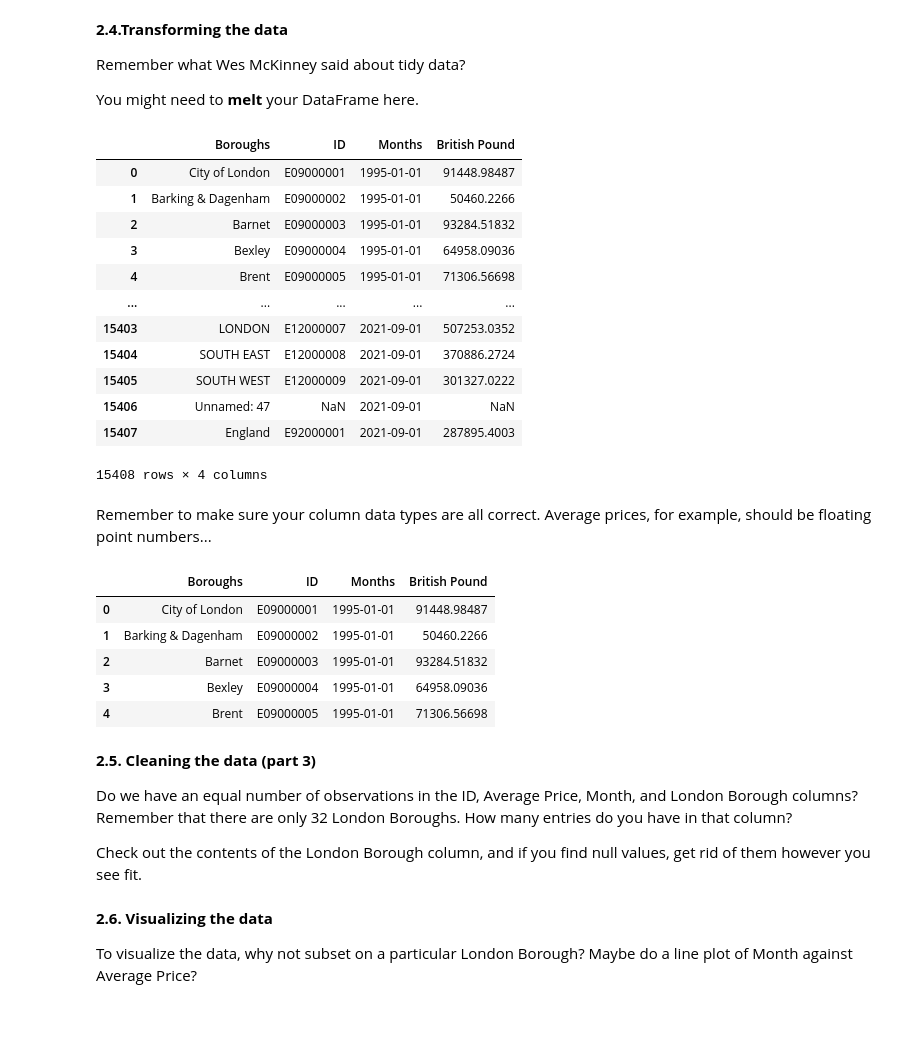
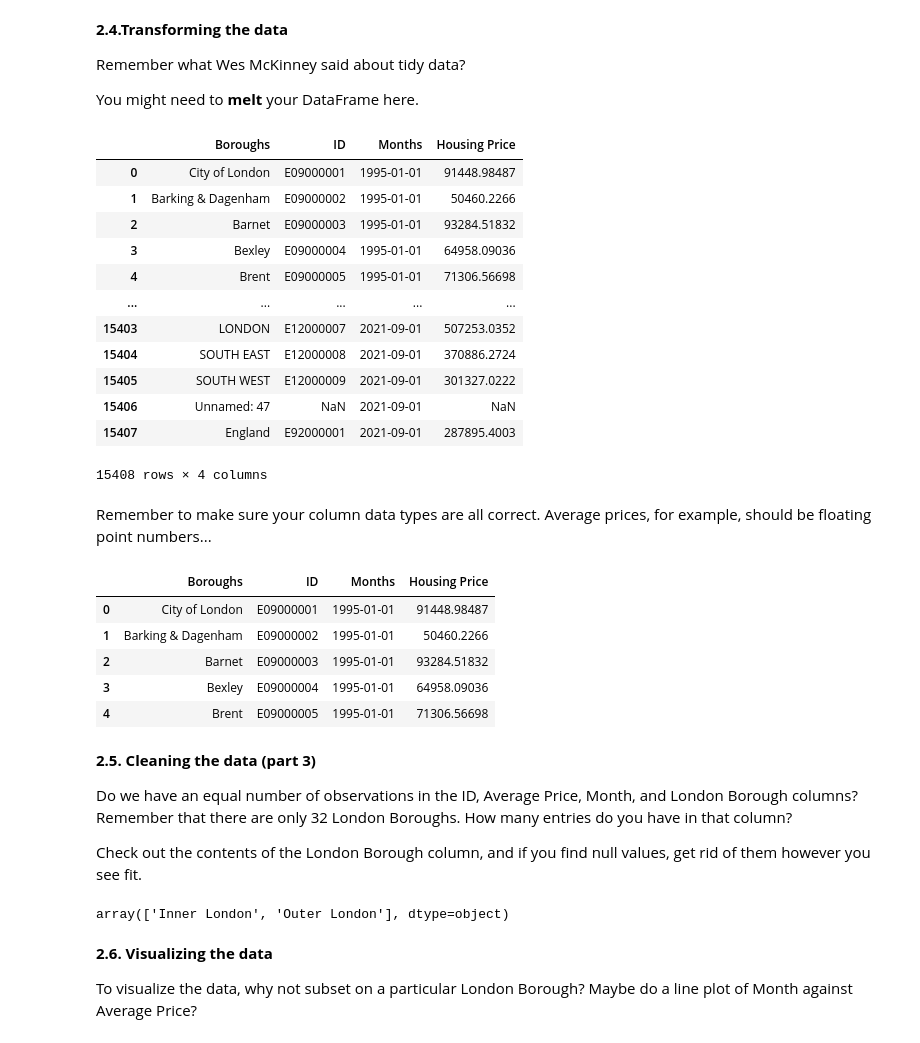
Before and after one commit to SangHyuNBack/Springboard, a Jupyter notebook: Unit 4 Challenge - Tier 3.ipynb, the cells around one changed output. Drawn from its saved outputs; the diff is of its cells as text; code cells hidden in the pictures.

```diff
--- a/Unit 4 Challenge - Tier 3.ipynb
+++ b/Unit 4 Challenge - Tier 3.ipynb
@@ -145,10 +145,10 @@ Remember what Wes McKinney said about tidy data?
 You might need to **melt** your DataFrame here.
 # %%
 clean_properties = poperties_dropped.melt(id_vars = ['Boroughs', 'ID'])
-cleaned_properties = clean_properties.rename({0:'Months', 'value':'British Pound'}, axis = 'columns')
+cleaned_properties = clean_properties.rename({0:'Months', 'value':'Housing Price'}, axis = 'columns')
 cleaned_properties
 # %% [output]
-|  | Boroughs | ID | Months | British Pound |
+|  | Boroughs | ID | Months | Housing Price |
 | 0 | City of London | E09000001 | 1995-01-01 | 91448.98487 |
 | 1 | Barking & Dagenham | E09000002 | 1995-01-01 | 50460.2266 |
 | 2 | Barnet | E09000003 | 1995-01-01 | 93284.51832 |
@@ -166,7 +166,7 @@ Remember to make sure your column data types are all correct. Average prices, fo
 # %%
 cleaned_properties.head()
 # %% [output]
-|  | Boroughs | ID | Months | British Pound |
+|  | Boroughs | ID | Months | Housing Price |
 | 0 | City of London | E09000001 | 1995-01-01 | 91448.98487 |
 | 1 | Barking & Dagenham | E09000002 | 1995-01-01 | 50460.2266 |
 | 2 | Barnet | E09000003 | 1995-01-01 | 93284.51832 |
@@ -181,7 +181,7 @@ Check out the contents of the London Borough column, and if you find null values
 # %%
 cleaned_properties.count()
 cleaned_properties[cleaned_properties['ID'].isna()]
-not_NA = cleaned_properties[cleaned_properties['British Pound'].notna()]
+not_NA = cleaned_properties[cleaned_properties['Housing Price'].notna()]
 not_NA.count()
 not_NA['Boroughs'].unique()
 Borough = [ 'Barking & Dagenham', 'Barnet', 'Bexley',
@@ -191,7 +191,7 @@ Borough = [ 'Barking & Dagenham', 'Barnet', 'Bexley',
        'Kensington & Chelsea', 'Kingston upon Thames', 'Lambeth',
        'Lewisham', 'Merton', 'Newham', 'Redbridge',
        'Richmond upon Thames', 'Southwark', 'Sutton', 'Tower Hamlets',
-       'Waltham Forest', 'Wandsworth', 'Westminster', ]
+       'Waltham Forest', 'Wandsworth', 'Westminster']
 not_Borough = ['City of London', 'Inner London',
        'Outer London', 'NORTH EAST', 'NORTH WEST', 'YORKS & THE HUMBER',
        'EAST MIDLANDS', 'WEST MIDLANDS', 'EAST OF ENGLAND', 'LONDON',
@@ -200,7 +200,21 @@ len(Borough)
 not_NA = not_NA[~not_NA.Boroughs.isin(not_Borough)]
 len(not_NA['Boroughs'].unique())
 df = not_NA
-not_NA['British Pound'] = pd.to_numeric(not_NA['British Pound'])
+not_NA['Housing Price'] = pd.to_numeric(not_NA['Housing Price'])
+non_regional_london = [ 'Barking & Dagenham', 'Barnet', 'Bexley',
+       'Brent', 'Bromley', 'Camden', 'Croydon', 'Ealing', 'Enfield',
+       'Greenwich', 'Hackney', 'Hammersmith & Fulham', 'Haringey',
+       'Harrow', 'Havering', 'Hillingdon', 'Hounslow', 'Islington',
+       'Kensington & Chelsea', 'Kingston upon Thames', 'Lambeth',
+       'Lewisham', 'Merton', 'Newham', 'Redbridge',
+       'Richmond upon Thames', 'Southwark', 'Sutton', 'Tower Hamlets',
+       'Waltham Forest', 'Wandsworth', 'Westminster', 'Unnamed: 34','Unnamed: 37', 'Unnamed: 47', 'YORKS & THE HUMBER', 'NORTH EAST',
+       'NORTH WEST', 'EAST MIDLANDS', 'WEST MIDLANDS', 'EAST OF ENGLAND',
+       'LONDON', 'SOUTH EAST', 'SOUTH WEST','England', 'City of London']
+regional = cleaned_properties[~cleaned_properties.Boroughs.isin(non_regional_london)]
+regional['Boroughs'].unique()
+# %% [output]
+array(['Inner London', 'Outer London'], dtype=object)
 # %% [markdown]
 **2.6. Visualizing the data**
 
```
Also changed, not shown: parts of 4 cells of this notebook, 1 other file.
